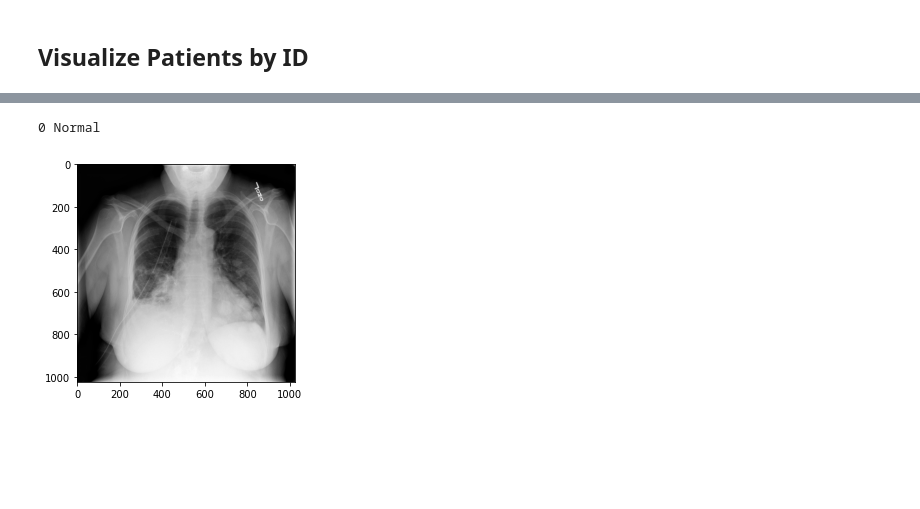
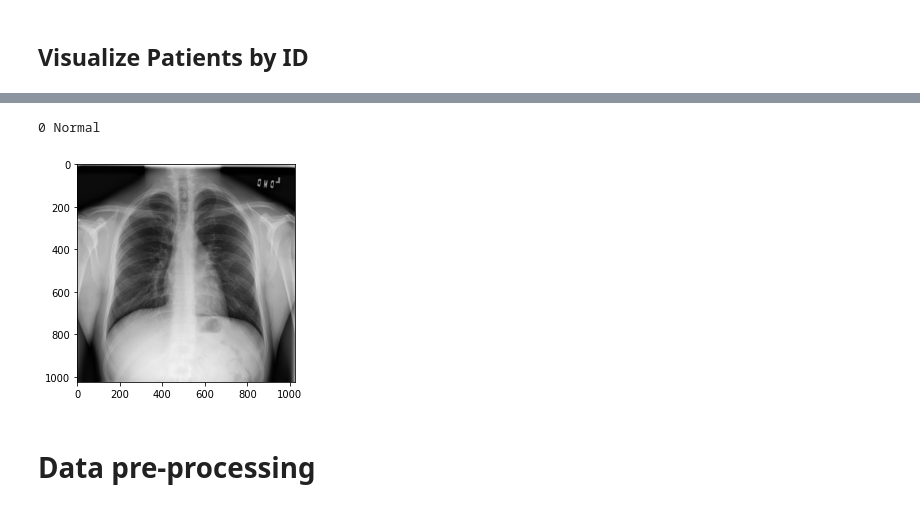
Before and after one commit to omarsayed7/RSNA-Pneumonia-Detection, a Jupyter notebook: RSNA_Pneumonia_Detection.ipynb, the cells around one changed output, grey strips where cells are left out. Saved outputs shown, nothing was run; the diff lists cells and outputs as text; code cells hidden in the pictures; blank space fills up the shorter version.

```diff
--- a/RSNA_Pneumonia_Detection.ipynb
+++ b/RSNA_Pneumonia_Detection.ipynb
@@ -286,9 +355,8 @@ def get_sample(dataframe, img_dir, patientId):
       target = patient[5]
       p_class = patient[6]
 
-
   dcm_data = img_dir+'/%s.dcm' % patientId
-  dcm_data = pydicom.read_file(dcm_file)
+  dcm_data = pydicom.read_file(dcm_data)
   img = dcm_data.pixel_array
 
   return img, x, y, h, w, target, p_class
@@ -308,9 +376,8 @@ def draw(img, x, y, h, w):
     rect = patches.Rectangle((x_sub,y_sub),w_sub,h_sub,linewidth=1,edgecolor='r',facecolor='none')
     ax.add_patch(rect)
 
-  pylab.imshow(im, cmap=pylab.cm.gist_gray)
+  pylab.imshow(img, cmap=pylab.cm.gist_gray)
   ax.add_patch(rect)
-
   plt.show()
 # %% [markdown]
 ## Visualize Patients by ID
@@ -338,7 +411,11 @@ draw(img,x,y,h,w)
 # %%
-img, x, y, h, w, target, p_class = get_sample(dataframe = train_data,img_dir = 'stage_2_train_images', patientId = '003d8fa0-6bf1-40ed-b54c-ac657f8495c5')
+img, x, y, h, w, target, p_class = get_sample(dataframe=train_data,
+                                              img_dir='stage_2_train_images',
+                                              patientId='003d8fa0-6bf1-40ed-b54c-ac657f8495c5')
 print(target, p_class)
 draw(img,x,y,h,w)
 # %% [output]
 0 Normal
-[figure, old version]
+[figure, new version]
+# %% [markdown]
+# Data pre-processing
```
Also changed, not shown: parts of 27 cells of this notebook.
